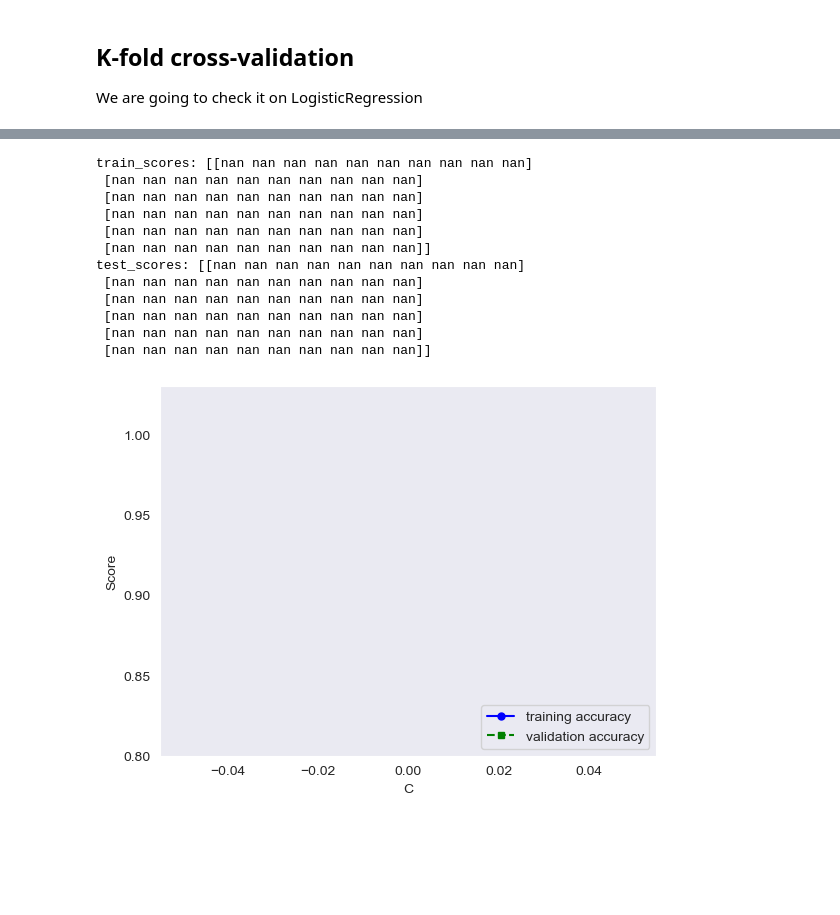
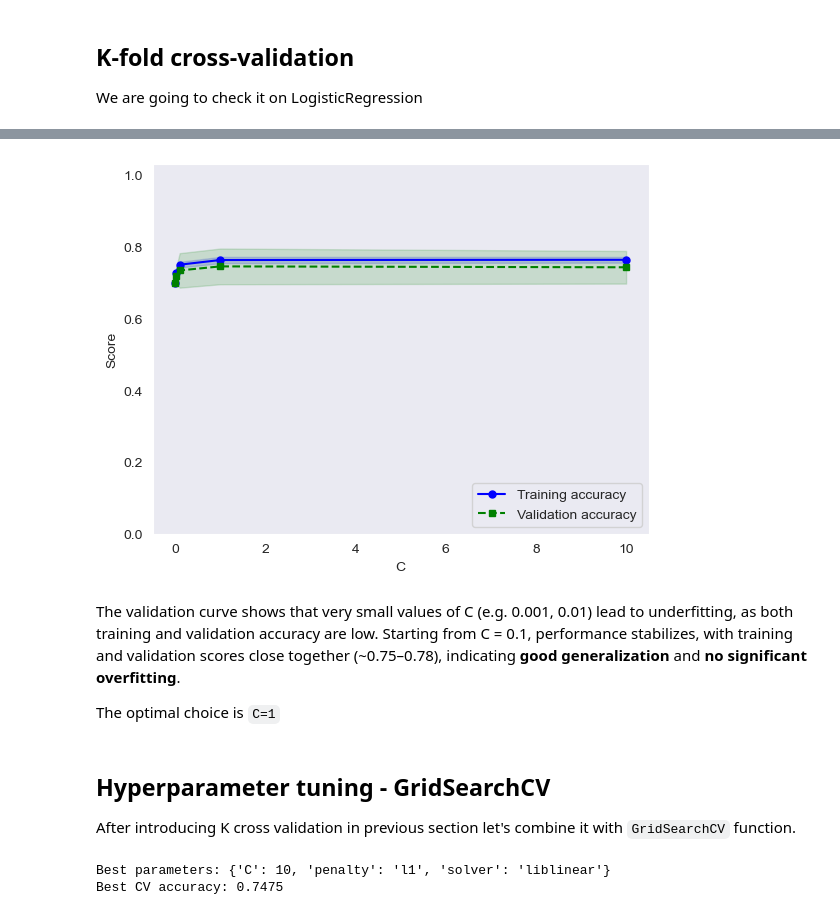
Before and after one commit to alek5nder/credit-risk-analyst-ml, a Jupyter notebook: index.ipynb, the cells around one changed output, grey strips where cells are left out. Drawn from its saved outputs; the diff is of its cells as text; code cells hidden in the pictures; blank space fills up the shorter version.

Commit message:
finetuning logreg model: kfold validation, class imbalance handling and gridsearchcv for hyperparameters

```diff
--- a/index.ipynb
+++ b/index.ipynb
@@ -226,23 +217,25 @@ X_train
 # %%
 from k_cross_validation import k_cross_val_overfitting
 from sklearn.linear_model import LogisticRegression
 import k_cross_validation
 import importlib
 importlib.reload(k_cross_validation)
 
-param_range = [0.001,0.01,0.1,1,10,100]
+param_range = [0.001,0.01,0.1,1,10]
 k_cross_val_overfitting(X_train, y_train, LogisticRegression(penalty="l2", random_state=1), "C", param_range)
 # %% [output]
-train_scores: [[nan nan nan nan nan nan nan nan nan nan]
- [nan nan nan nan nan nan nan nan nan nan]
- [nan nan nan nan nan nan nan nan nan nan]
- [nan nan nan nan nan nan nan nan nan nan]
- [nan nan nan nan nan nan nan nan nan nan]
- [nan nan nan nan nan nan nan nan nan nan]]
-test_scores: [[nan nan nan nan nan nan nan nan nan nan]
- [nan nan nan nan nan nan nan nan nan nan]
- [nan nan nan nan nan nan nan nan nan nan]
- [nan nan nan nan nan nan nan nan nan nan]
- [nan nan nan nan nan nan nan nan nan nan]
- [nan nan nan nan nan nan nan nan nan nan]]
-[figure, old version]
+[figure, new version]
+# %% [markdown]
+The validation curve shows that very small values of C (e.g. 0.001, 0.01) lead to underfitting, as both training and validation accuracy are low. Starting from C = 0.1, performance stabilizes, with training and validation scores close together (~0.75–0.78), indicating **good generalization** and **no significant overfitting**.
+
+The optimal choice is `C=1`
+# %% [markdown]
+## Hyperparameter tuning - GridSearchCV
+After introducing K cross validation in previous section let's combine it with `GridSearchCV` function.
+# %%
+from GridSearchCV import grid_search_logreg
+
+model_logreg = grid_search_logreg(X_train,y_train)
+# %% [output]
+Best parameters: {'C': 10, 'penalty': 'l1', 'solver': 'liblinear'}
+Best CV accuracy: 0.7475
```
Also changed, not shown: parts of 27 cells of this notebook, 2 other files.
